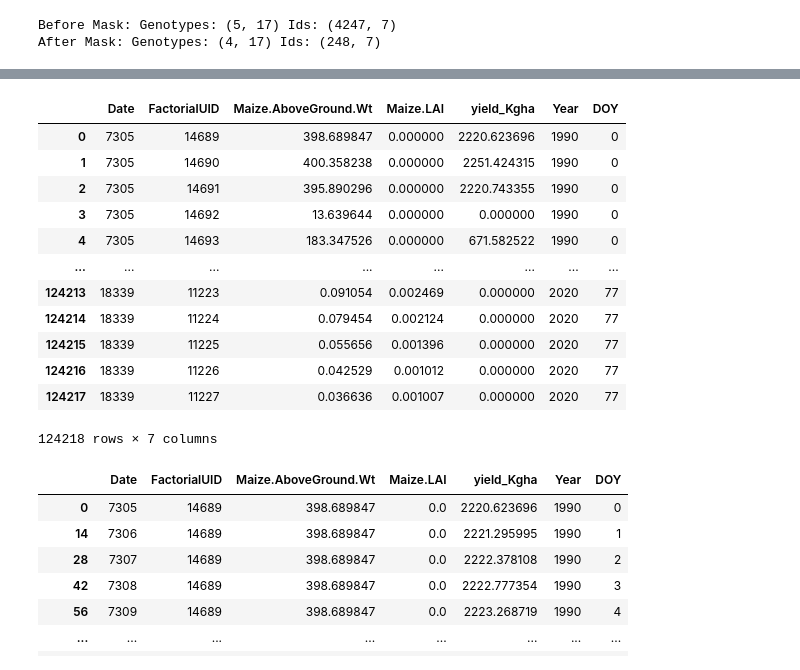
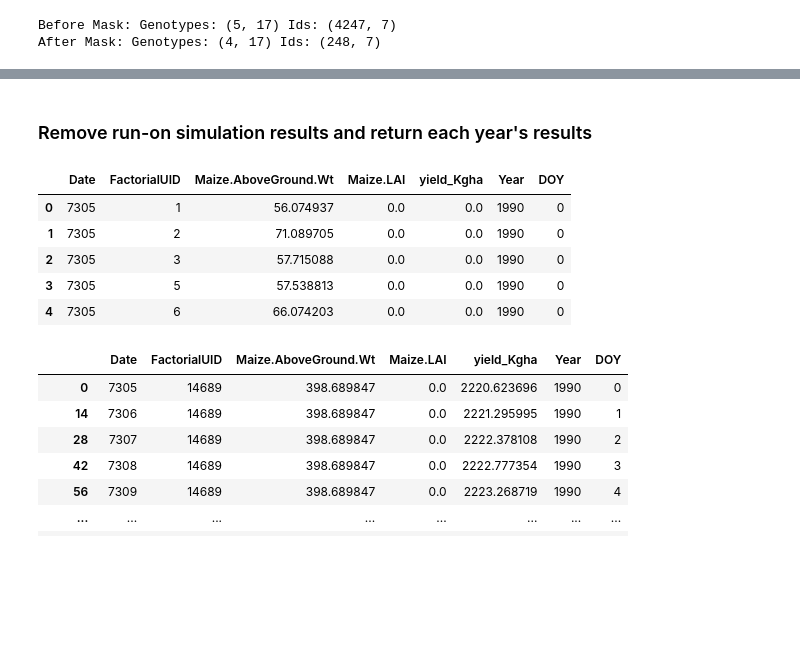
Before and after one commit to DanielKick-USDA/apsimxml, a Jupyter notebook: nbs/02_parquet_dataloader.ipynb, the cells around one changed output, grey strips where cells are left out. Saved outputs shown, nothing was run; the diff lists cells and outputs as text; code cells hidden in the pictures; blank space fills up the shorter version.

```diff
--- a/nbs/02_parquet_dataloader.ipynb
+++ b/nbs/02_parquet_dataloader.ipynb
@@ -274,3 +348,3 @@ x.Genotypes
 # %%
-x.get_results(years = [1990, 2000, 2010, 2020], dry_run = True) # years is optional. If an empty list is passed all years will be returned.
+x.load_results(years = [1990, 2000, 2010, 2020], dry_run = True) # years is optional. If an empty list is passed all years will be returned.
 # %% [output]
@@ -278,4 +352,4 @@ x.get_results(years = [1990, 2000, 2010, 2020], dry_run = True) # years is optio
 In dry_run, reading no files
 # %%
-x.get_results(years = [1990, 2000, 2010, 2020], dry_run = False)
+x.load_results(years = [1990, 2000, 2010, 2020], dry_run = False)
 # %% [output]
@@ -304,24 +371,18 @@ x.results
+# %% [markdown]
+### Remove run-on simulation results and return each year's results
 # %%
 # Turn results into tensor
-
+# Convert unix date to year/doy
 tmp = x.results.merge(_prep_unix_epoch_to_date(max_year = 2025).loc[:, ['Unix', 'Year', 'DOY']].rename(columns={'Unix':'Date'}))
 
-
-tmp
+tmp.head()
 # %% [output]
 |  | Date | FactorialUID | Maize.AboveGround.Wt | Maize.LAI | yield_Kgha | Year | DOY |
-| 0 | 7305 | 14689 | 398.689847 | 0.000000 | 2220.623696 | 1990 | 0 |
-| 1 | 7305 | 14690 | 400.358238 | 0.000000 | 2251.424315 | 1990 | 0 |
-| 2 | 7305 | 14691 | 395.890296 | 0.000000 | 2220.743355 | 1990 | 0 |
-| 3 | 7305 | 14692 | 13.639644 | 0.000000 | 0.000000 | 1990 | 0 |
-| 4 | 7305 | 14693 | 183.347526 | 0.000000 | 671.582522 | 1990 | 0 |
-| ... | ... | ... | ... | ... | ... | ... | ... |
-| 124213 | 18339 | 11223 | 0.091054 | 0.002469 | 0.000000 | 2020 | 77 |
-| 124214 | 18339 | 11224 | 0.079454 | 0.002124 | 0.000000 | 2020 | 77 |
-| 124215 | 18339 | 11225 | 0.055656 | 0.001396 | 0.000000 | 2020 | 77 |
-| 124216 | 18339 | 11226 | 0.042529 | 0.001012 | 0.000000 | 2020 | 77 |
-| 124217 | 18339 | 11227 | 0.036636 | 0.001007 | 0.000000 | 2020 | 77 |
+| 0 | 7305 | 1 | 56.074937 | 0.0 | 0.0 | 1990 | 0 |
+| 1 | 7305 | 2 | 71.089705 | 0.0 | 0.0 | 1990 | 0 |
+| 2 | 7305 | 3 | 57.715088 | 0.0 | 0.0 | 1990 | 0 |
+| 3 | 7305 | 5 | 57.538813 | 0.0 | 0.0 | 1990 | 0 |
+| 4 | 7305 | 6 | 66.074203 | 0.0 | 0.0 | 1990 | 0 |
-124218 rows × 7 columns
 # %%
 # make sure we don't allow for observations to cross over two years
 # tmp2 = tmp.loc[:, ['FactorialUID', 'Year']].drop_duplicates()
```
Also changed, not shown: parts of 27 cells of this notebook.
